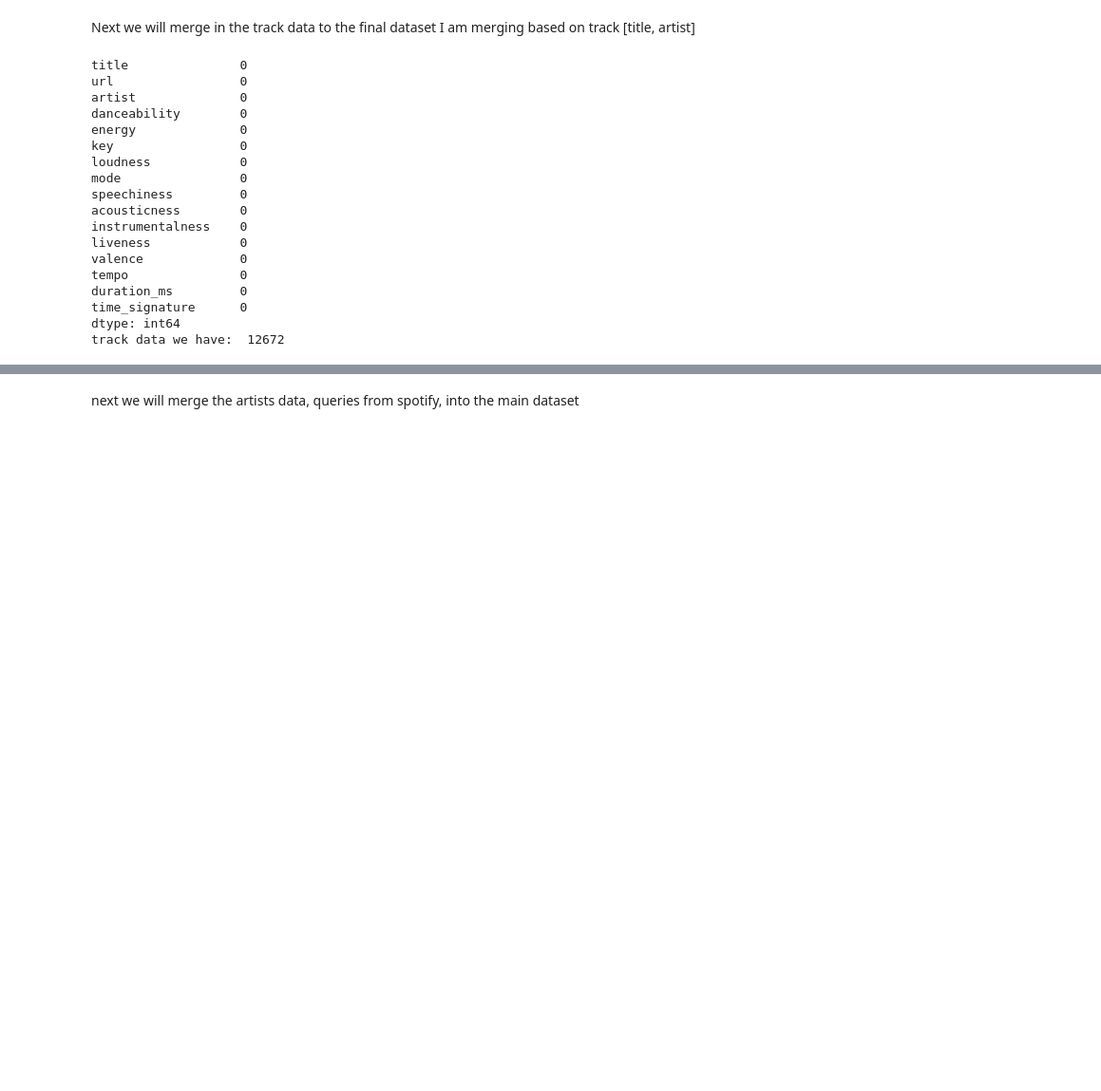
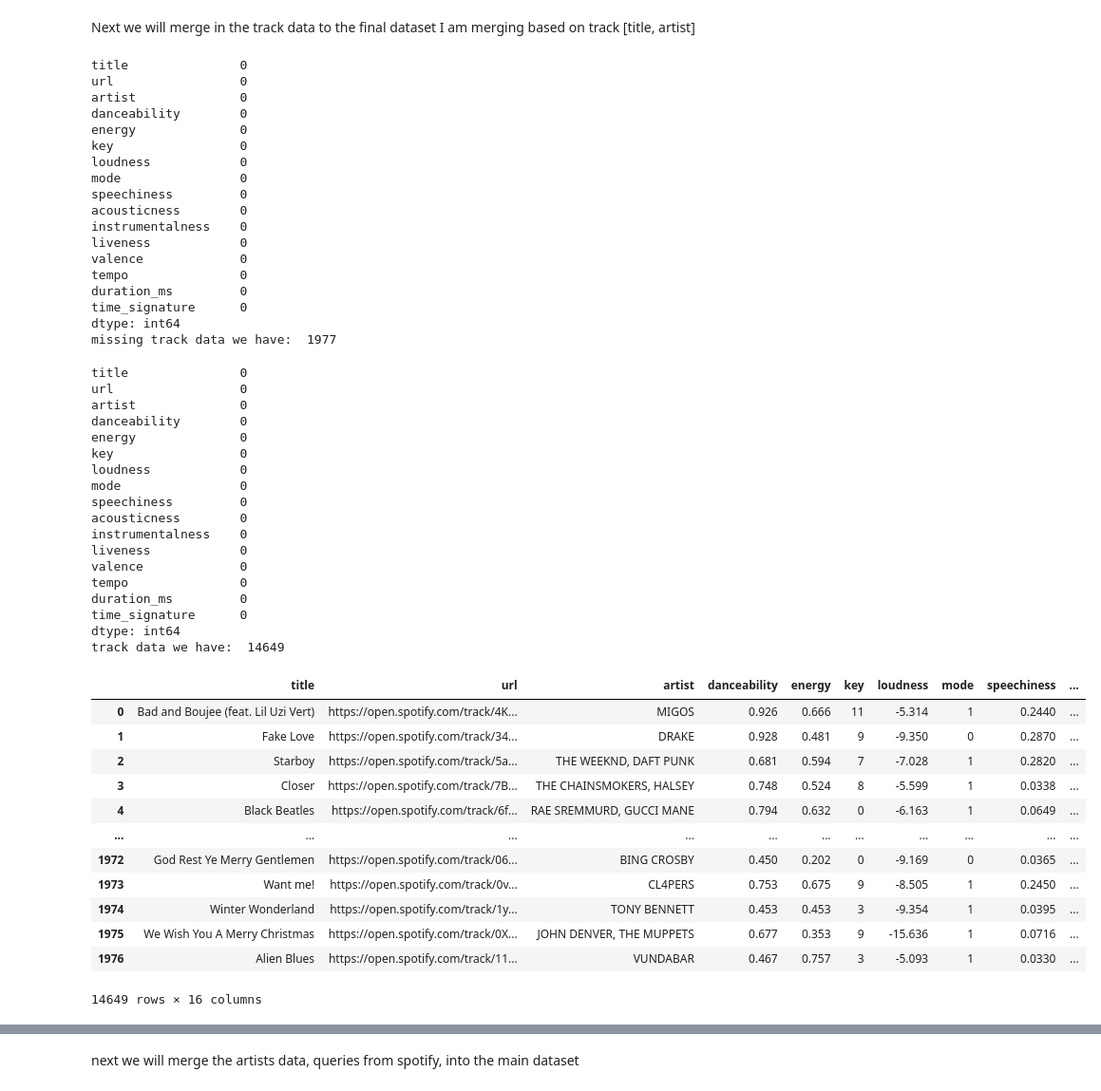
Before and after one commit to apcastillo/cse519, a Jupyter notebook: Data_Cleaning_merging.ipynb, the cells around one changed output, grey strips where cells are left out. Shown: that part at 95% size. Drawn from its saved outputs; the diff is of its cells as text; code cells hidden in the pictures; blank space fills up the shorter version.

```diff
--- a/Data_Cleaning_merging.ipynb
+++ b/Data_Cleaning_merging.ipynb
@@ -73,7 +73,7 @@ raw_data
 Next we will merge in the track data to the final dataset
 I am merging based on track [title, artist]
 # %%
-tracks = pd.read_csv('charts_US_attributes.csv')
+tracks = pd.read_csv('charts_US_attributes_missing.csv')
 track_columns = [ 'title',
                  'url',
                  'artist',
@@ -92,10 +92,10 @@ track_columns = [ 'title',
                  'time_signature']
 
 tracks = tracks[track_columns]
-tracks['artist'] = tracks['artist'].apply(lambda x: formatartist(x))
+#tracks['artist'] = tracks['artist'].apply(lambda x: formatartist(x))
 print(tracks.isna().sum())
-tracks.drop_duplicates(subset=['url'], inplace=True)
-print("track data we have: ",len(tracks))
+#tracks.drop_duplicates(subset=['url'], inplace=True)
+print("missing track data we have: ",len(tracks))
 # %% [output]
 title               0
 url                 0
@@ -114,7 +114,51 @@ tempo               0
 duration_ms         0
 time_signature      0
 dtype: int64
-track data we have:  12672
+missing track data we have:  1977
+# %%
+tracks2 = pd.read_csv('charts_US_attributes.csv')
+
+
+tracks2 = tracks2[track_columns]
+all_tracks = pd.concat([tracks2,tracks])
+len(all_tracks)
+all_tracks['artist'] = all_tracks['artist'].apply(lambda x: formatartist(x))
+print(all_tracks.isna().sum())
+all_tracks.drop_duplicates(subset=['url'], inplace=True)
+print("track data we have: ",len(all_tracks))
+all_tracks
+# %% [output]
+title               0
+url                 0
+artist              0
+danceability        0
+energy              0
+key                 0
+loudness            0
+mode                0
+speechiness         0
+acousticness        0
+instrumentalness    0
+liveness            0
+valence             0
+tempo               0
+duration_ms         0
+time_signature      0
+dtype: int64
+track data we have:  14649
+|  | title | url | artist | danceability | energy | key | loudness | mode | speechiness | ... |
+| 0 | Bad and Boujee (feat. Lil Uzi Vert) | https://open.spotify.com/track/4K... | MIGOS | 0.926 | 0.666 | 11 | -5.314 | 1 | 0.2440 | ... |
+| 1 | Fake Love | https://open.spotify.com/track/34... | DRAKE | 0.928 | 0.481 | 9 | -9.350 | 0 | 0.2870 | ... |
+| 2 | Starboy | https://open.spotify.com/track/5a... | THE WEEKND, DAFT PUNK | 0.681 | 0.594 | 7 | -7.028 | 1 | 0.2820 | ... |
+| 3 | Closer | https://open.spotify.com/track/7B... | THE CHAINSMOKERS, HALSEY | 0.748 | 0.524 | 8 | -5.599 | 1 | 0.0338 | ... |
+| 4 | Black Beatles | https://open.spotify.com/track/6f... | RAE SREMMURD, GUCCI MANE | 0.794 | 0.632 | 0 | -6.163 | 1 | 0.0649 | ... |
+| ... | ... | ... | ... | ... | ... | ... | ... | ... | ... | ... |
+| 1972 | God Rest Ye Merry Gentlemen | https://open.spotify.com/track/06... | BING CROSBY | 0.450 | 0.202 | 0 | -9.169 | 0 | 0.0365 | ... |
+| 1973 | Want me! | https://open.spotify.com/track/0v... | CL4PERS | 0.753 | 0.675 | 9 | -8.505 | 1 | 0.2450 | ... |
+| 1974 | Winter Wonderland | https://open.spotify.com/track/1y... | TONY BENNETT | 0.453 | 0.453 | 3 | -9.354 | 1 | 0.0395 | ... |
+| 1975 | We Wish You A Merry Christmas | https://open.spotify.com/track/0X... | JOHN DENVER, THE MUPPETS | 0.677 | 0.353 | 9 | -15.636 | 1 | 0.0716 | ... |
+| 1976 | Alien Blues | https://open.spotify.com/track/11... | VUNDABAR | 0.467 | 0.757 | 3 | -5.093 | 1 | 0.0330 | ... |
+14649 rows × 16 columns
 # %%
 #print(raw_data.columns)
 #print(tracks.columns)
```
Also changed, not shown: parts of 6 cells of this notebook, 3 other files.
